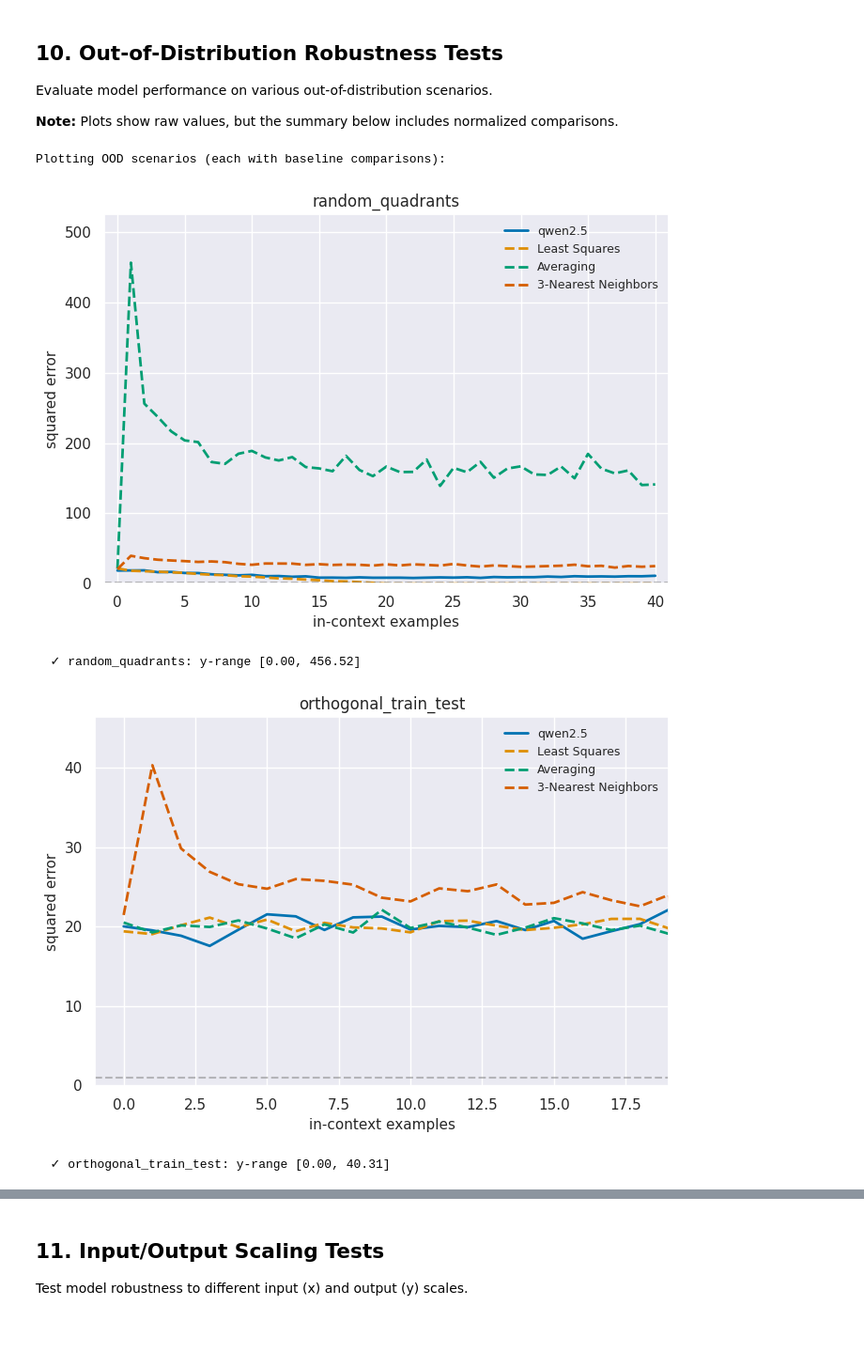
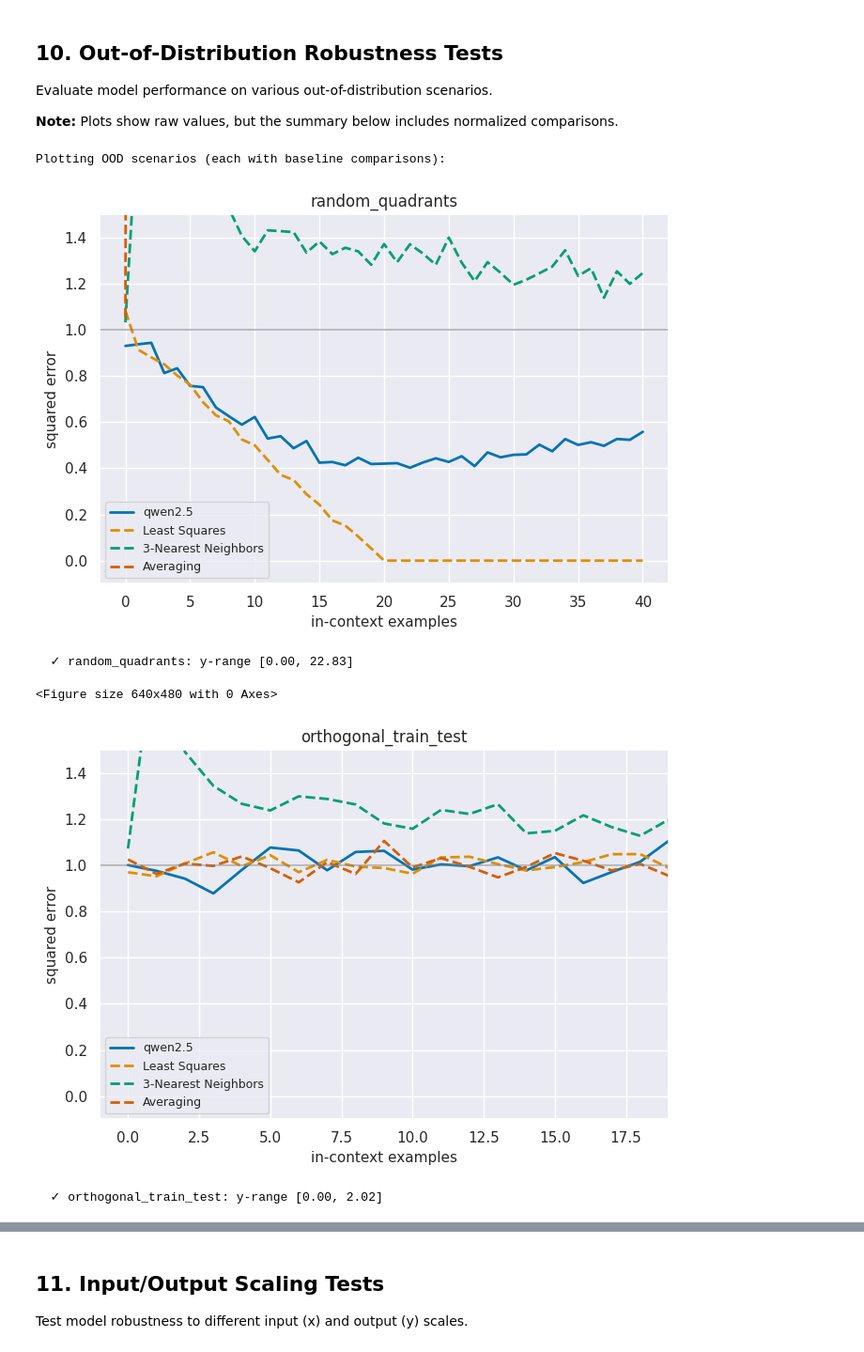
Before and after one commit to hingma/in-context-learning, a Jupyter notebook: eval_colab.ipynb, the cells around one changed output, grey strips where cells are left out. Shown at 94% size. Cells and saved outputs as stored; diff of their text form; code cells hidden in the pictures.

```diff
--- a/eval_colab.ipynb
+++ b/eval_colab.ipynb
@@ -485,6 +502,9 @@ Evaluate model performance on various out-of-distribution scenarios.
 # %%
 # Plot OOD scenarios individually with data-driven axis limits
 # This creates separate plots for each scenario with appropriate scaling
+
+n_dims = model.n_dims
+normalization = n_dims
 
 ood_scenarios = [
     'random_quadrants',
@@ -498,7 +518,7 @@ model_name = model.name
 colors = sns.color_palette('colorblind')
 
 # Baseline methods to include
-baseline_keys = ['OLS_driver=None', 'averaging', 'NN_n=3_uniform']
+baseline_keys = ['OLS_driver=None', 'NN_n=3_uniform', 'averaging']
 baseline_labels_map = {
     'OLS_driver=None': 'Least Squares',
     'averaging': 'Averaging',
@@ -527,21 +547,23 @@ for scenario in ood_scenarios:
 
     # Plot model performance
     if model_name in metric:
-        means = metric[model_name]["mean"]
+        # means = metric[model_name]["mean"]
+        means = [m / normalization for m in metric[model_name]["mean"]]
         ax.plot(means, lw=2, label=f"{conf.model.family}", color=colors[0])
         all_values.extend(means)
 
     # Plot baselines
     for idx, baseline_key in enumerate(baseline_keys, 1):
         if baseline_key in metric:
-            means = metric[baseline_key]["mean"]
+            # means = metric[baseline_key]["mean"]
+            means = [m / normalization for m in metric[baseline_key]["mean"]]
             label = baseline_labels_map.get(baseline_key, baseline_key)
             ax.plot(means, lw=2, label=label, linestyle='--', color=colors[idx])
             all_values.extend(means)
 
     # Add trivial baseline
     trivial = 1.0 * scale
-    ax.axhline(trivial, ls="--", color="gray", alpha=0.5)
+    ax.axhline(trivial,  color="gray", alpha=0.5)
 
     # Set title
     ax.set_title(scenario, fontsize=12)
@@ -557,62 +579,67 @@ for scenario in ood_scenarios:
                     y_max + 0.15 * y_range)
 
     # X-axis: zoom in for orthogonal tests (most interesting in first n_dims examples)
+    # if "ortho" in scenario:
+    #     ax.set_xlim(-1, min(n_dims, len(means)) - 1)
+    # else:
+    #     ax.set_xlim(-1, len(means))
     if "ortho" in scenario:
-        ax.set_xlim(-1, min(n_dims, len(means)) - 1)
-    else:
-        ax.set_xlim(-1, len(means))
+        ax.set_xlim(-1, n_dims - 1)
+    ax.set_ylim(-.1 * scale, 1.5 * scale)
 
     # Labels
     ax.set_xlabel("in-context examples", fontsize=11)
     ax.set_ylabel("squared error", fontsize=11)
     ax.legend(loc="best", fontsize=9)
 
     plt.tight_layout()
     plt.show()
+    plt.savefig(f"{scenario}.png")
     print(f"  ✓ {scenario}: y-range [{y_min:.2f}, {y_max:.2f}]")
 
 print("\nNote: Axis limits are automatically adjusted based on actual data ranges.")
 
 # Add comprehensive OOD summary table with normalized values
 print(f"\n{'='*110}")
 print("OOD ROBUSTNESS SUMMARY (with Normalized Values)")
 print(f"{'='*110}")
 print(f"{'Scenario':<35} {'Raw Loss':<15} {'Normalized':<15} {'vs Standard':<20} {'Status':<15}")
 print(f"{'-'*110}")
 
 # Get standard loss for comparison
 standard_loss = all_metrics["standard"][model_name]["mean"][-1] if model_name in all_metrics.get("standard", {}) else None
-normalization = n_dims
+# normalization = n_dims
 
-for scenario in ood_scenarios:
-    if scenario in all_metrics and model_name in all_metrics[scenario]:
-        final_loss = all_metrics[scenario][model_name]["mean"][-1]
-        normalized_loss = final_loss / normalization
+# for scenario in ood_scenarios:
+#     if scenario in all_metrics and model_name in all_metrics[scenario]:
+#         final_loss = all_metrics[scenario][model_name]["mean"][-1]
+#         normalized_loss = final_loss / normalization
 
-        if standard_loss:
-            degradation = ((final_loss / standard_loss - 1) * 100)
-            if abs(degradation) < 15:
-                status = "✅ Good"
-            elif abs(degradation) < 50:
-                status = "⚠️  Degraded"
-            else:
-                status = "❌ Poor"
-            degradation_str = f"{degradation:+.1f}%"
-        else:
-            status = "N/A"
-            degradation_str = "N/A"
+#         if standard_loss:
+#             degradation = ((final_loss / standard_loss - 1) * 100)
+#             if abs(degradation) < 15:
+#                 status = "✅ Good"
+#             elif abs(degradation) < 50:
+#                 status = "⚠️  Degraded"
+#             else:
+#                 status = "❌ Poor"
+#             degradation_str = f"{degradation:+.1f}%"
+#         else:
+#             status = "N/A"
+#             degradation_str = "N/A"
 
-        # Clean up scenario name
-        clean_name = scenario.replace('_', ' ').title()
-        print(f"{clean_name:<35} {final_loss:<15.4f} {normalized_loss:<15.4f} {degradation_str:<20} {status:<15}")
+#         # Clean up scenario name
+#         clean_name = scenario.replace('_', ' ').title()
+#         print(f"{clean_name:<35} {final_loss:<15.4f} {normalized_loss:<15.4f} {degradation_str:<20} {status:<15}")
 
-print(f"{'-'*110}")
-print(f"{'Standard (Reference)':<35} {standard_loss:<15.4f} {standard_loss/normalization:<15.4f} {'baseline':<20} {'✅ Baseline':<15}")
-print(f"{'='*110}")
-print(f"\nNote: Normalized values = Raw / n_dims ({normalization}). Status based on degradation vs standard.")
+# print(f"{'-'*110}")
+# print(f"{'Standard (Reference)':<35} {standard_loss:<15.4f} {standard_loss/normalization:<15.4f} {'baseline':<20} {'✅ Baseline':<15}")
+# print(f"{'='*110}")
+# print(f"\nNote: Normalized values = Raw / n_dims ({normalization}). Status based on degradation vs standard.")
 # %% [output]
 Plotting OOD scenarios (each with baseline comparisons):
-[figure, old version]
+[figure, new version]
-  ✓ random_quadrants: y-range [0.00, 456.52]
+  ✓ random_quadrants: y-range [0.00, 22.83]
+<Figure size 640x480 with 0 Axes>
-[figure, old version]
+[figure, new version]
-  ✓ orthogonal_train_test: y-range [0.00, 40.31]
+  ✓ orthogonal_train_test: y-range [0.00, 2.02]
```
Also changed, not shown: parts of 19 cells of this notebook.
